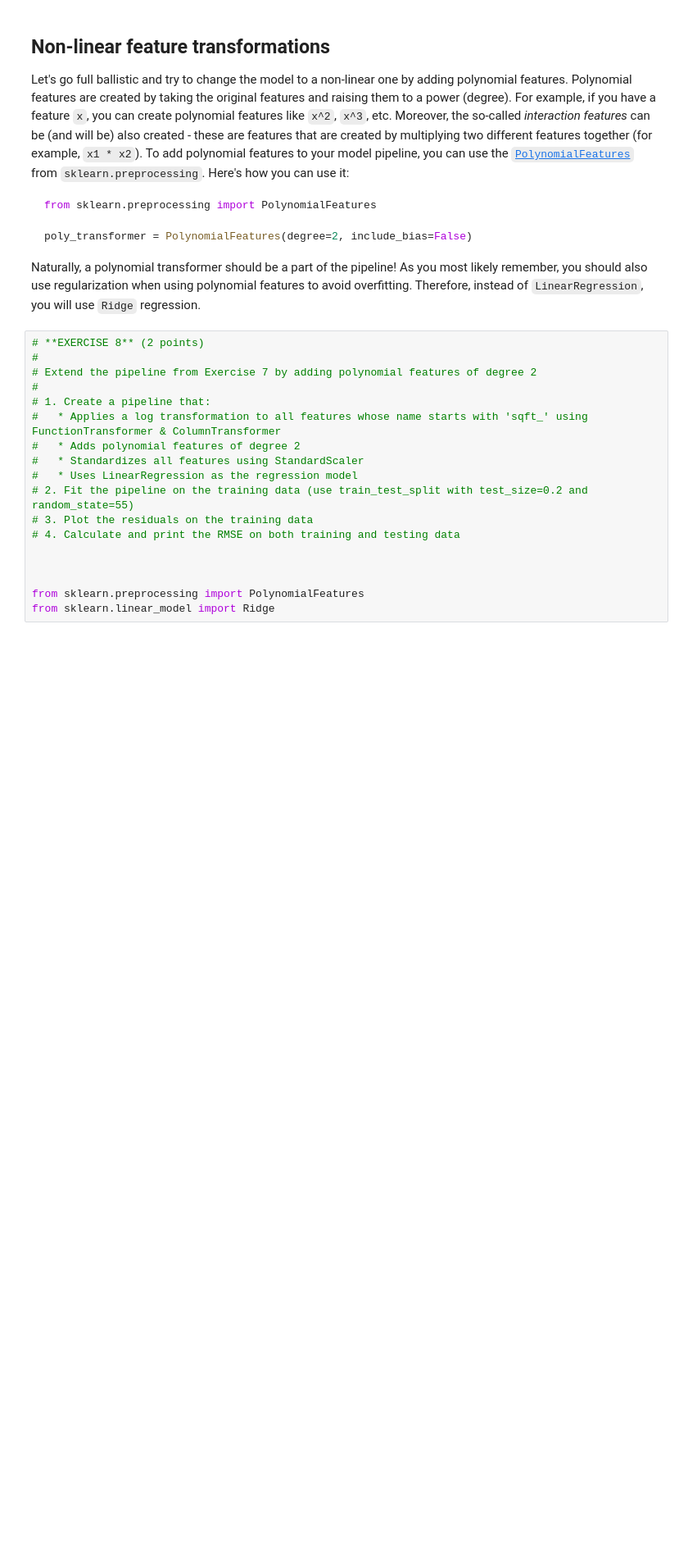
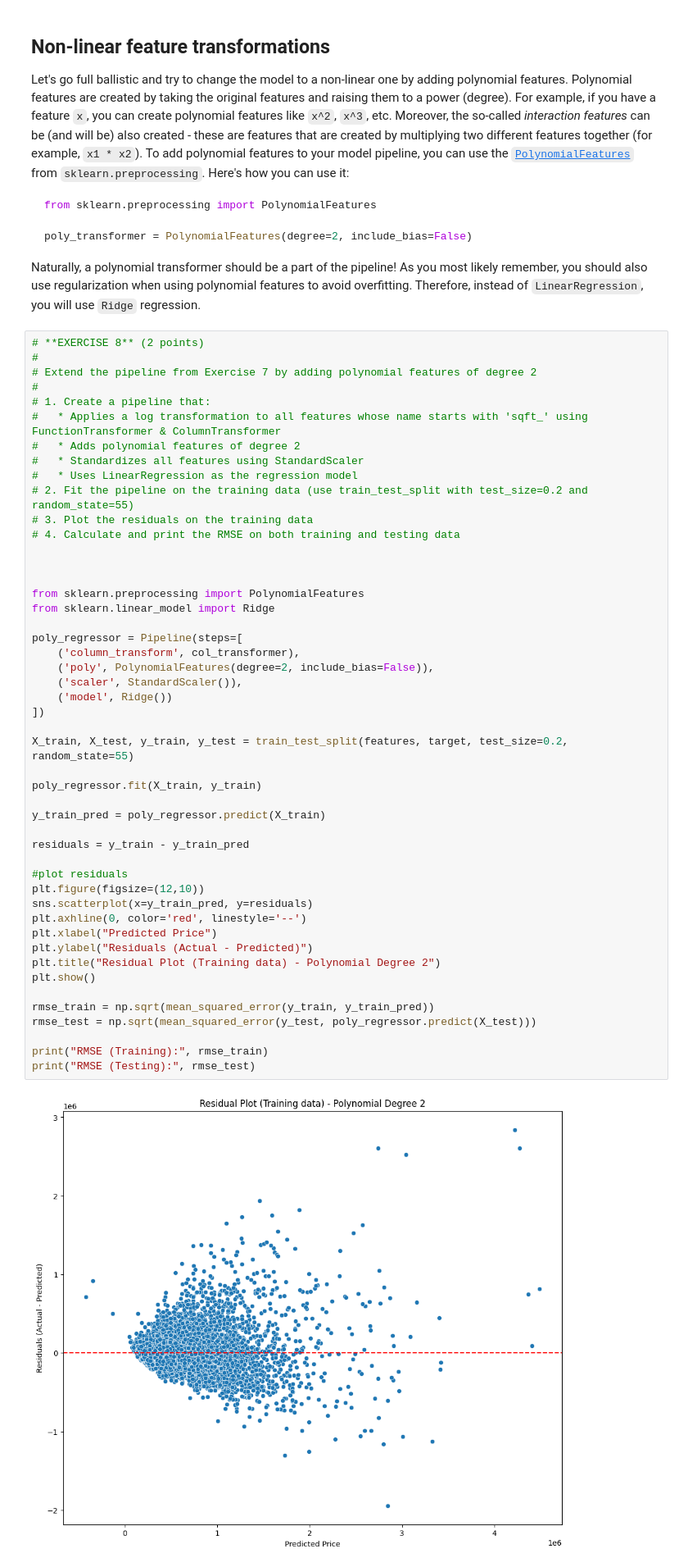
Before and after one commit to hoagson2309/concac3cm, a Jupyter notebook: Year 2/Quarter 2/Machine Learning/assignment_week_2/week_2.ipynb, the cells around one changed output. Shown at 82% size. Drawn from its saved outputs; the diff is of its cells as text; blank space fills up the shorter version.

```diff
--- a/Year 2/Quarter 2/Machine Learning/assignment_week_2/week_2.ipynb
+++ b/Year 2/Quarter 2/Machine Learning/assignment_week_2/week_2.ipynb
@@ -895,18 +949,50 @@ Naturally, a polynomial transformer should be a part of the pipeline! As you mos
 # %%
 # **EXERCISE 8** (2 points)
 #
 # Extend the pipeline from Exercise 7 by adding polynomial features of degree 2
 #
 # 1. Create a pipeline that:
 #   * Applies a log transformation to all features whose name starts with 'sqft_' using FunctionTransformer & ColumnTransformer
 #   * Adds polynomial features of degree 2
 #   * Standardizes all features using StandardScaler
 #   * Uses LinearRegression as the regression model
 # 2. Fit the pipeline on the training data (use train_test_split with test_size=0.2 and random_state=55)
 # 3. Plot the residuals on the training data
 # 4. Calculate and print the RMSE on both training and testing data
 
 
 
 from sklearn.preprocessing import PolynomialFeatures
 from sklearn.linear_model import Ridge
+
+poly_regressor = Pipeline(steps=[
+    ('column_transform', col_transformer),
+    ('poly', PolynomialFeatures(degree=2, include_bias=False)),
+    ('scaler', StandardScaler()),
+    ('model', Ridge())
+])
+
+X_train, X_test, y_train, y_test = train_test_split(features, target, test_size=0.2, random_state=55)
+
+poly_regressor.fit(X_train, y_train)
+
+y_train_pred = poly_regressor.predict(X_train)
+
+residuals = y_train - y_train_pred
+
+#plot residuals
+plt.figure(figsize=(12,10))
+sns.scatterplot(x=y_train_pred, y=residuals)
+plt.axhline(0, color='red', linestyle='--')
+plt.xlabel("Predicted Price")
+plt.ylabel("Residuals (Actual - Predicted)")
+plt.title("Residual Plot (Training data) - Polynomial Degree 2")
+plt.show()
+
+rmse_train = np.sqrt(mean_squared_error(y_train, y_train_pred))
+rmse_test = np.sqrt(mean_squared_error(y_test, poly_regressor.predict(X_test)))
+
+print("RMSE (Training):", rmse_train)
+print("RMSE (Testing):", rmse_test)
+# %% [output]
+[figure, added]
```
Also changed, not shown: parts of 9 cells of this notebook.
